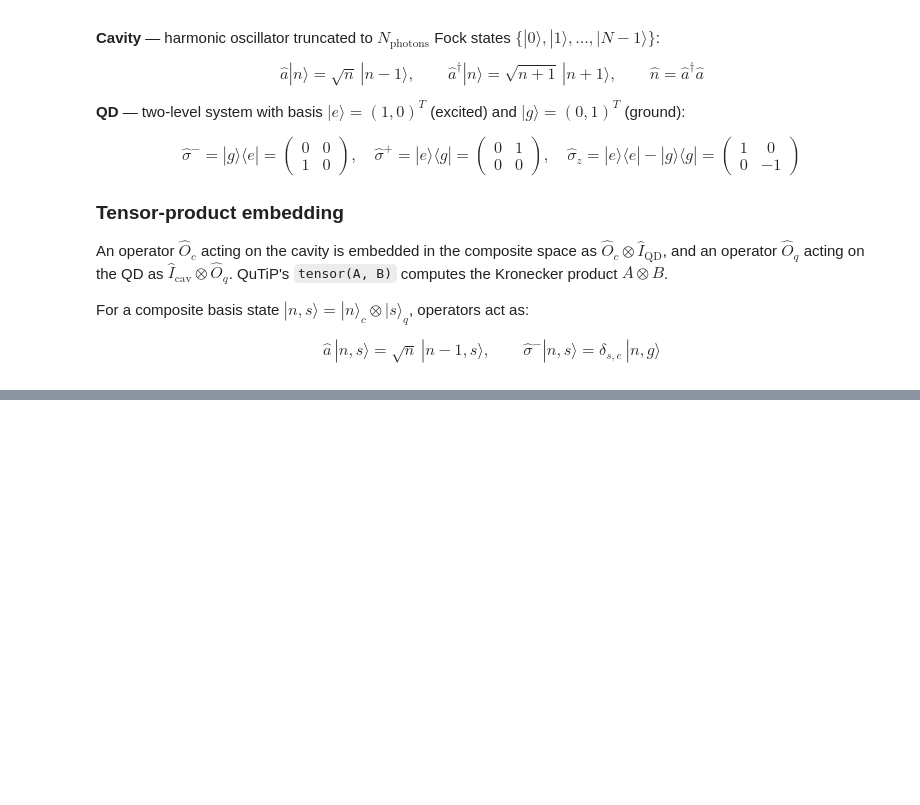
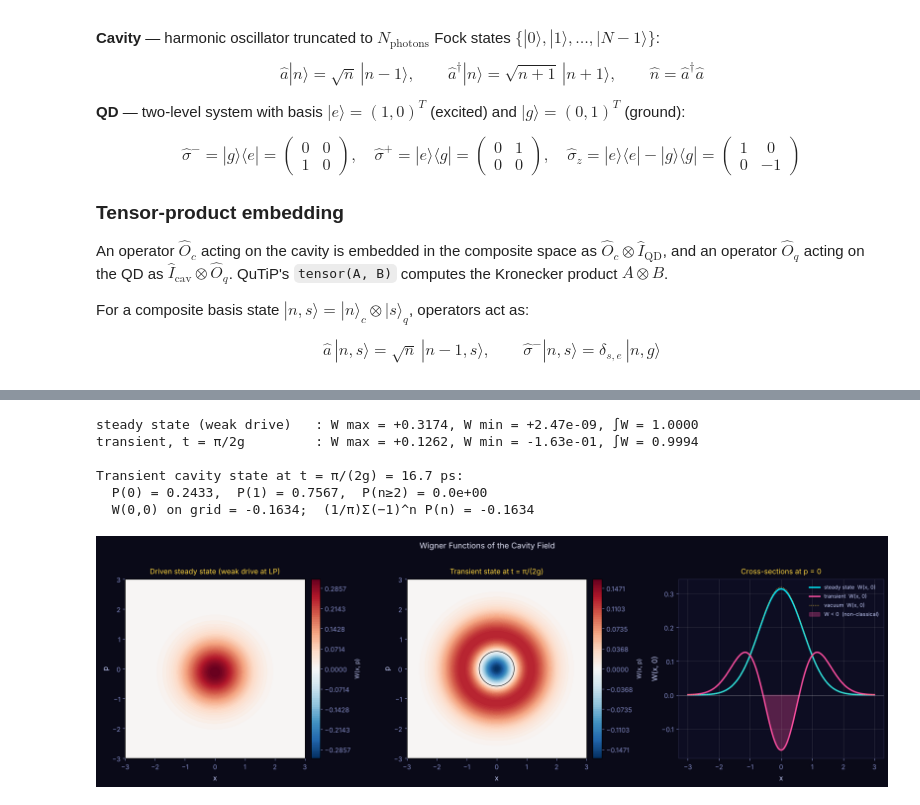
Before and after one commit to SharonXal/Open-Quantum-Dynamics-Simulation, a Jupyter notebook: qd_cavity_QED.ipynb, the cells around one changed output, grey strips where cells are left out. Cells and saved outputs as stored; diff of their text form; code cells hidden in the pictures; blank space fills up the shorter version.

```diff
--- a/qd_cavity_QED.ipynb
+++ b/qd_cavity_QED.ipynb
@@ -1235,0 +668,78 @@ resolved in QD–photonic-crystal systems by Yoshie *et al.* (2004) and Reithmai
+# %%
+# =============================================================================
+# WIGNER FUNCTIONS: (1) DRIVEN STEADY STATE, (2) TRANSIENT SINGLE-PHOTON STATE
+# =============================================================================
+# Negativity of W is SUFFICIENT (not necessary) for non-classicality.
+
+xvec = np.linspace(-3, 3, 121)
+dA   = (xvec[1] - xvec[0])**2
+
+# (1) Steady state under weak drive at the lower polariton
+W_ss = qt.wigner(rho_cavity, xvec, xvec)
+
+# (2) Transient state: start in |0,e⟩, evolve for t = π/(2g) (half an exchange period)
+t_half   = np.pi / (2 * g)
+res_tr   = mesolve(H, psi_0e, [0, t_half], c_ops, options=opts)
+rho_fock = res_tr.states[-1].ptrace(0)
+W_fock   = qt.wigner(rho_fock, xvec, xvec)
+
+P0, P1 = rho_fock[0,0].real, rho_fock[1,1].real
+for name, Wg in [('steady state (weak drive)', W_ss), ('transient, t = π/2g', W_fock)]:
+    print(f"{name:28s}: W max = {Wg.max():+.4f}, W min = {Wg.min():+.2e}, "
+          f"∫W = {Wg.sum()*dA:.4f}")
+print(f"\nTransient cavity state at t = π/(2g) = {t_half*1e3:.1f} ps:")
+print(f"  P(0) = {P0:.4f},  P(1) = {P1:.4f},  P(n≥2) = {1-P0-P1:.1e}")
+# In QuTiP's (x, p) normalisation (∫W dx dp = 1), W(0,0) = (1/π) Σ_n (−1)^n P(n)
+i0 = len(xvec) // 2                       # xvec[i0] = 0
+W0_pred = sum((-1)**n * rho_fock[n, n].real for n in range(N_PHOTONS)) / np.pi
+print(f"  W(0,0) on grid = {W_fock[i0, i0]:+.4f};  (1/π)Σ(−1)^n P(n) = {W0_pred:+.4f}")
+# %% [output]
+steady state (weak drive)   : W max = +0.3174, W min = +2.47e-09, ∫W = 1.0000
+transient, t = π/2g         : W max = +0.1262, W min = -1.63e-01, ∫W = 0.9994
+
+Transient cavity state at t = π/(2g) = 16.7 ps:
+  P(0) = 0.2433,  P(1) = 0.7567,  P(n≥2) = 0.0e+00
+  W(0,0) on grid = -0.1634;  (1/π)Σ(−1)^n P(n) = -0.1634
+# %%
+# =============================================================================
+# PLOT — WIGNER FUNCTIONS (steady state vs transient single-photon state)
+# =============================================================================
+fig, axes = plt.subplots(1, 3, figsize=(17, 5.2), facecolor='#0a0a18')
+for ax, Wg, ttl in [(axes[0], W_ss,   'Driven steady state (weak drive at LP)'),
+                    (axes[1], W_fock, 'Transient state at t = π/(2g)')]:
+    ax.set_facecolor('#0a0010')
+    vmax = np.abs(Wg).max()                      # symmetric colour scale per panel
+    cf = ax.contourf(xvec, xvec, Wg, levels=np.linspace(-vmax, vmax, 81), cmap='RdBu_r')
+    ax.contour(xvec, xvec, Wg, levels=[0], colors='k', linewidths=0.8)
+    cbar = plt.colorbar(cf, ax=ax, fraction=0.046, pad=0.03)
+    cbar.set_label('W(x, p)', color='#c8d0ff', fontsize=9)
+    cbar.ax.tick_params(colors='#8890cc')
+    ax.set_xlabel('x', color='#c8d0ff', fontsize=11)
+    ax.set_ylabel('p', color='#c8d0ff', fontsize=11)
+    ax.set_title(ttl, color='#ffd740', fontsize=11, pad=8)
+    ax.tick_params(colors='#8890cc')
+    ax.set_aspect('equal')
+
+ax3 = axes[2]
+ax3.set_facecolor('#0d0d22')
+mid = len(xvec) // 2
+ax3.plot(xvec, W_ss[mid, :],   color='#00e5ff', lw=2.2, label='steady state  W(x, 0)')
+ax3.plot(xvec, W_fock[mid, :], color='#ff4fa0', lw=2.2, label='transient  W(x, 0)')
+ax3.plot(xvec, np.exp(-xvec**2) / np.pi, color='#ffd740', lw=1, ls=':', label='vacuum  W(x, 0)')
+ax3.axhline(0, color='white', lw=0.6, alpha=0.4)
+ax3.fill_between(xvec, W_fock[mid, :], 0, where=(W_fock[mid, :] < 0),
+                 alpha=0.3, color='#ff4fa0', label='W < 0  (non-classical)')
+ax3.set_xlabel('x', color='#c8d0ff', fontsize=11)
+ax3.set_ylabel('W(x, 0)', color='#c8d0ff', fontsize=11)
+ax3.set_title('Cross-sections at p = 0', color='#ffd740', fontsize=11, pad=8)
+ax3.tick_params(colors='#8890cc')
+ax3.spines[:].set_edgecolor('#2a2a4a')
+ax3.legend(fontsize=8, labelcolor='#c8d0ff', framealpha=0)
+ax3.grid(True, alpha=0.2)
+
+fig.suptitle('Wigner Functions of the Cavity Field', color='#e8eaff', fontsize=12, y=1.01)
+plt.tight_layout()
+plt.savefig('wigner_function.png', dpi=140, bbox_inches='tight', facecolor='#0a0a18')
+plt.show()
+# %% [output]
+[figure, added]
```
Also changed, not shown: parts of 53 cells of this notebook.
